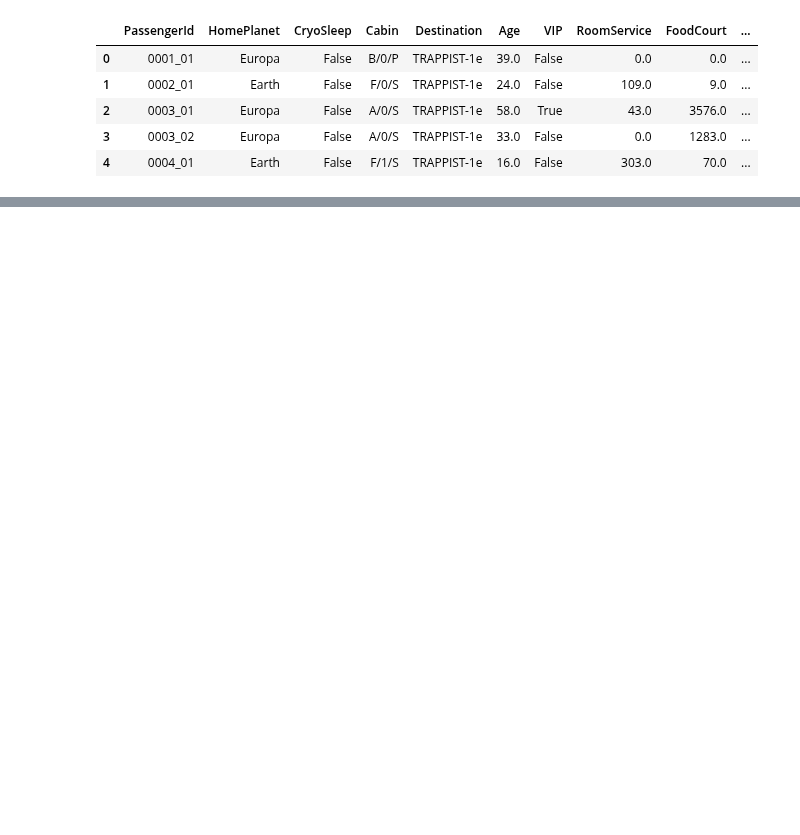
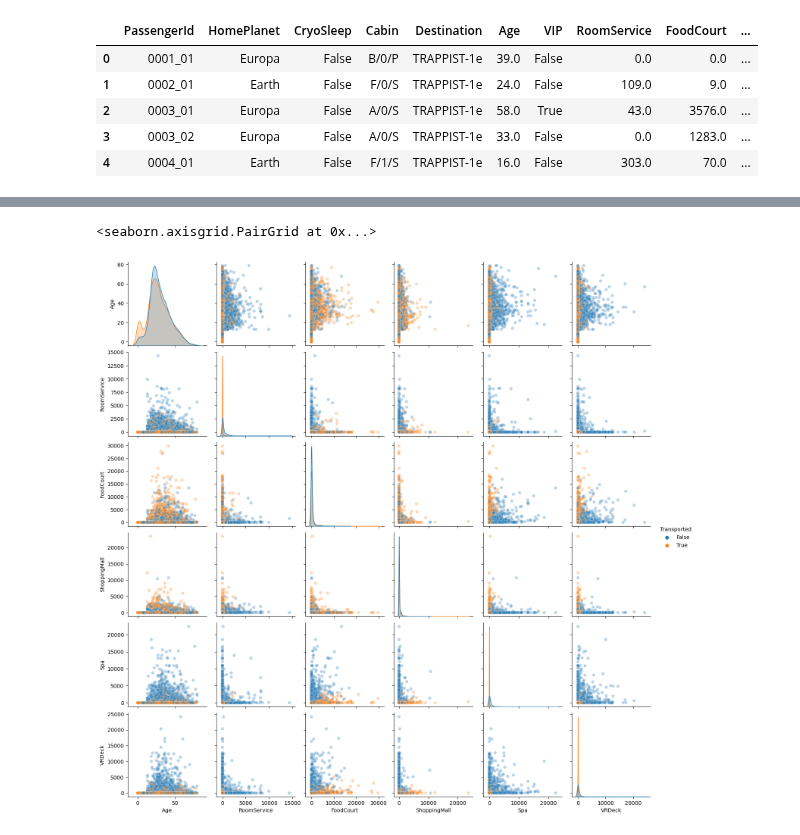
Before and after one commit to luukvanroessel/ML, a Jupyter notebook: practice/spaceship_titanic/spaceship_titanic_crispdm.ipynb, the cells around one changed output, grey strips where cells are left out. Drawn from its saved outputs; the diff is of its cells as text; code cells hidden in the pictures; blank space fills up the shorter version.

```diff
--- a/practice/spaceship_titanic/spaceship_titanic_crispdm.ipynb
+++ b/practice/spaceship_titanic/spaceship_titanic_crispdm.ipynb
@@ -177,0 +286,5 @@ train_df.head()
+# %%
+sns.pairplot(train_df.drop(['CryoSleep', 'VIP'], axis=1), hue='Transported', plot_kws = {'alpha':0.3})
+# %% [output]
+<seaborn.axisgrid.PairGrid at 0x...>
+[figure, added]
```
Also changed, not shown: parts of 9 cells of this notebook.
